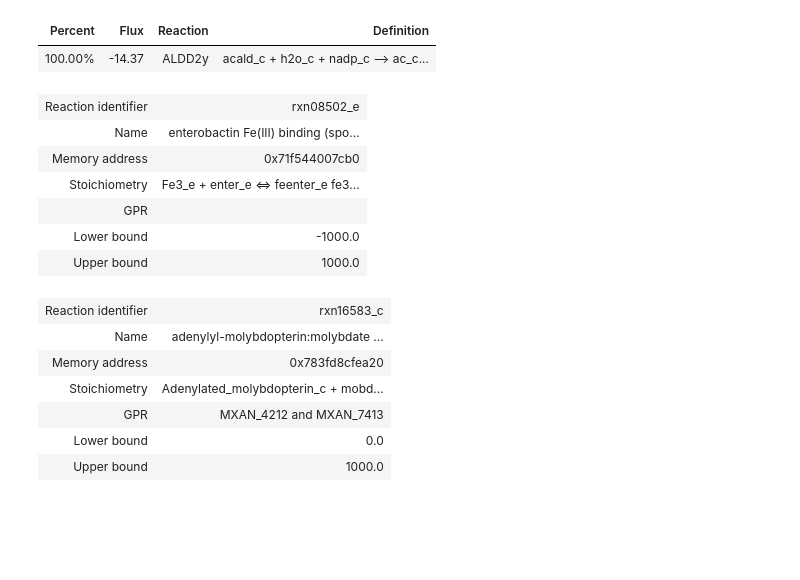
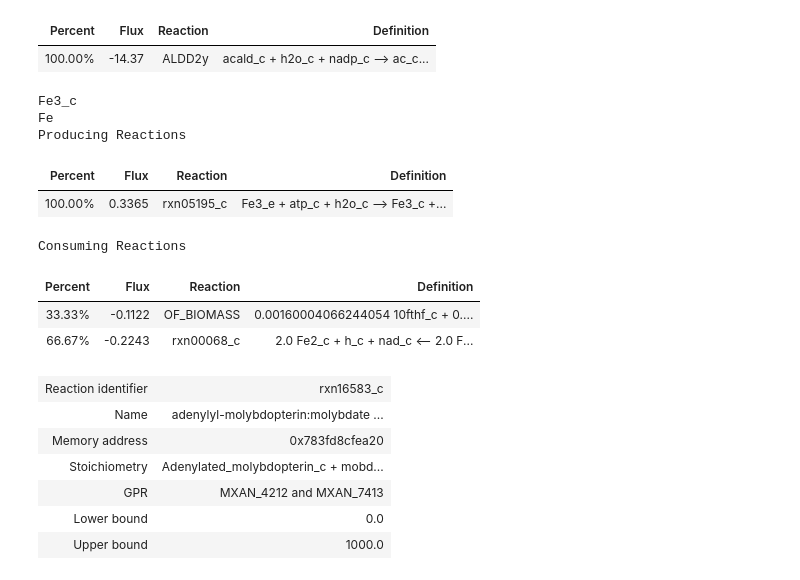
Before and after one commit to BondonMickael/M_xanthus-E_coli-Predation, a Jupyter notebook: notebooks/test_model.ipynb, the cells around one changed output. Cells and saved outputs as stored; diff of their text form; code cells hidden in the pictures; blank space fills up the shorter version.

```diff
--- a/notebooks/test_model.ipynb
+++ b/notebooks/test_model.ipynb
@@ -140,17 +177,19 @@ Consuming Reactions
 | 100.00% | -14.37 | ALDD2y | acald_c + h2o_c + nadp_c --> ac_c... |
 # %%
 # enter_e = all imported are exported
-M_xanthus.metabolites.enter_e.summary()
-M_xanthus.metabolites.feenter_e
-M_xanthus.reactions.rxn08502_e
+# M_xanthus.metabolites.enter_e.summary()
+M_xanthus.metabolites.Fe3_c.summary()
+# M_xanthus.reactions.rxn05195_c
 # %% [output]
+Fe3_c
+Fe
+Producing Reactions
-| Reaction identifier | rxn08502_e |
-| Name | enterobactin Fe(III) binding (spo... |
-| Memory address | 0x71f544007cb0 |
-| Stoichiometry | Fe3_e + enter_e <=> feenter_e fe3... |
-| GPR |  |
-| Lower bound | -1000.0 |
-| Upper bound | 1000.0 |
+| Percent | Flux | Reaction | Definition |
+| 100.00% | 0.3365 | rxn05195_c | Fe3_e + atp_c + h2o_c --> Fe3_c +... |
+Consuming Reactions
+| Percent | Flux | Reaction | Definition |
+| 33.33% | -0.1122 | OF_BIOMASS | 0.00160004066244054 10fthf_c + 0.... |
+| 66.67% | -0.2243 | rxn00068_c | 2.0 Fe2_c + h_c + nad_c <-- 2.0 F... |
 # %%
 # mobd = dead end ?
 M_xanthus.metabolites.Adenylated_molybdopterin_c.summary()
```
Also changed, not shown: parts of 9 cells of this notebook, 15 other files.
